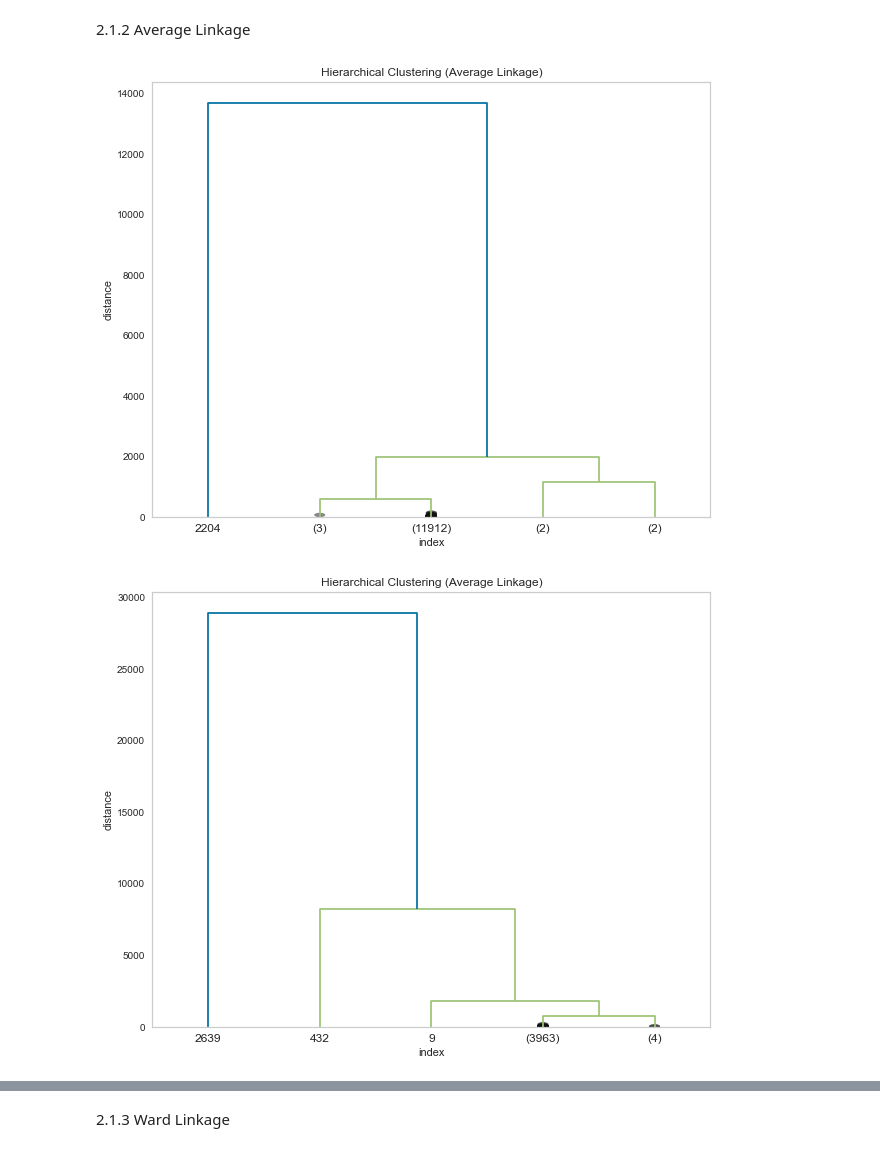
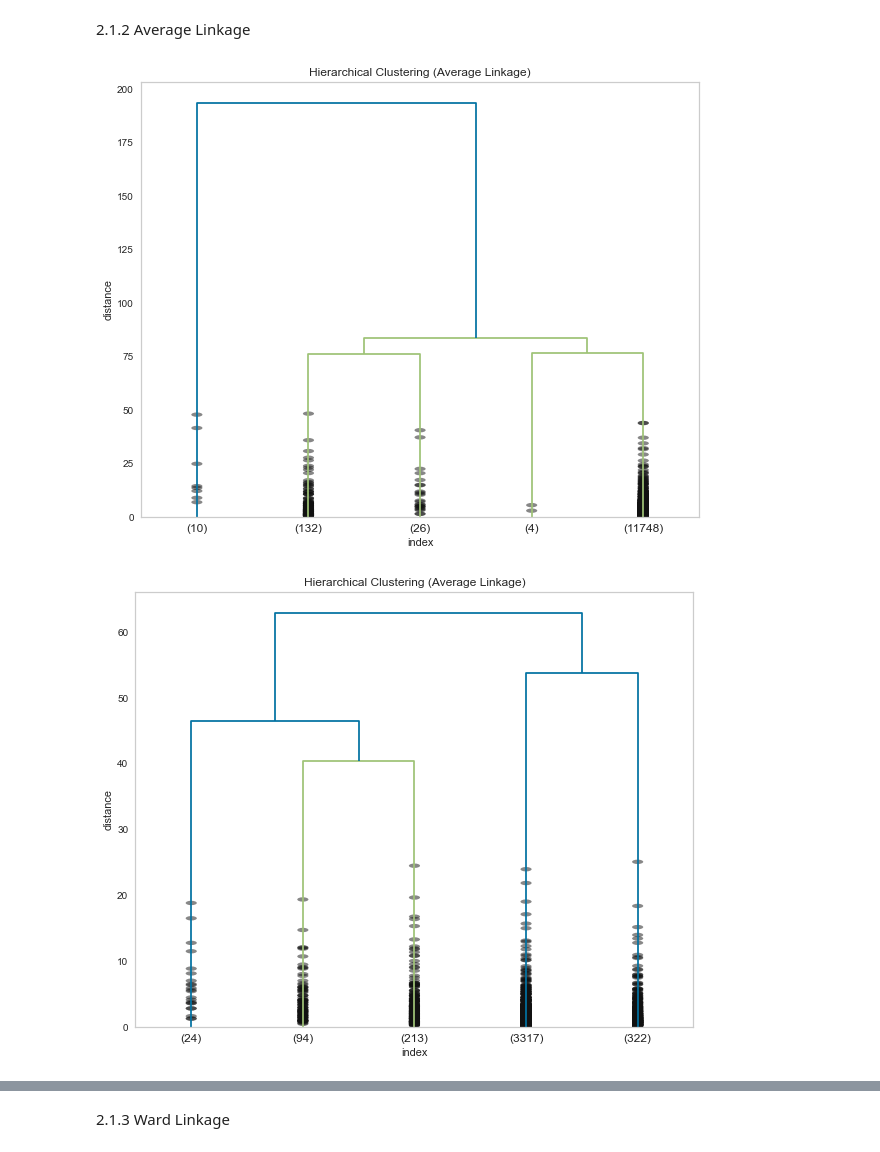
Before and after one commit to colton-lapp/DemographicChange, a Jupyter notebook: Q3_Clustering-FINAL.ipynb, the cells around one changed output, grey strips where cells are left out. Drawn from its saved outputs; the diff is of its cells as text; code cells hidden in the pictures.

```diff
--- a/Q3_Clustering-FINAL.ipynb
+++ b/Q3_Clustering-FINAL.ipynb
@@ -284,14 +304,14 @@ for i in [X_small, X_medium, X_big]:
 2.1 Small Cities
 # %%
 # Create a KMeans object with the number of clusters based on the elbow plot
-kmeans_small = KMeans(n_clusters=2)
+kmeans_small = KMeans(n_clusters=3)
 
 # Fit the KMeans model to the data
-kmeans_small.fit(X_small)
+kmeans_small.fit(pca_small_res)
 
 # Get the clusters for each city
 labels_small = kmeans_small.labels_
 
-X_small_clsuters = X_small.copy()
-X_small_clsuters['clusters'] = labels_small
-X_small_clsuters.head(5)
+# X_small_clsuters = pca_small_res.copy()
+# X_small_clsuters['clusters'] = labels_small
+# X_small_clsuters.head(5)
@@ -312,14 +332,14 @@ array([11919,     1])
 2.2 Medium Cities
 # %%
 # Create a KMeans object with the number of clusters based on the elbow plot
-kmeans_medium = KMeans(n_clusters=2)
+kmeans_medium = KMeans(n_clusters=3)
 
 # Fit the KMeans model to the data
-kmeans_medium.fit(X_medium)
+kmeans_medium.fit(pca_medium_res)
 
 # Get the clusters for each city
 labels_medium = kmeans_medium.labels_
 
-X_medium_clsuters = X_medium.copy()
-X_medium_clsuters['clusters'] = labels_medium
-X_medium_clsuters.head(5)
+# X_medium_clsuters = X_medium.copy()
+# X_medium_clsuters['clusters'] = labels_medium
+# X_medium_clsuters.head(5)
@@ -340,14 +360,14 @@ array([3969,    1])
 2.3 Big Cities
 # %%
 # Create a KMeans object with the number of clusters based on the elbow plot
-kmeans_big = KMeans(n_clusters=2)
+kmeans_big = KMeans(n_clusters=3)
 
 # Fit the KMeans model to the data
-kmeans_big.fit(X_big)
+kmeans_big.fit(pca_big_res)
 
 # Get the clusters for each city
 labels_big = kmeans_big.labels_
 
-X_big_clsuters = X_big.copy()
-X_big_clsuters['clusters'] = labels_big
-X_big_clsuters.head(5)
+# X_big_clsuters = X_big.copy()
+# X_big_clsuters['clusters'] = labels_big
+# X_big_clsuters.head(5)
@@ -374,7 +392,7 @@ Plot different linkage methods
 2.1.1 Complete Linkage
 # %%
 # Plot dendrogram
-for i in [X_small, X_medium, X_big]:
+for i in [pca_small_res, pca_medium_res, pca_big_res]:
         compl=linkage(i,"complete")
         plt.figure(figsize=(10,8))
         plt.grid(visible=None)
@@ -391,15 +409,15 @@ for i in [X_small, X_medium, X_big]:
 2.1.2 Average Linkage
 # %%
 # Plot dendrogram
-for i in [X_small, X_medium, X_big]:
+for i in [pca_small_res, pca_medium_res, pca_big_res]:
         compl=linkage(i,"average")
         plt.figure(figsize=(10,8))
         plt.grid(visible=None)
         plt.title("Hierarchical Clustering (Average Linkage)")
         plt.xlabel("index")
         plt.ylabel("distance")
         dendrogram(compl, truncate_mode="lastp",p=5,show_contracted=True);
         plt.show()
 # %% [output]
-[figure, old version]
+[figure, new version]
-[figure, old version]
+[figure, new version]
```
Also changed, not shown: parts of 68 cells of this notebook.
